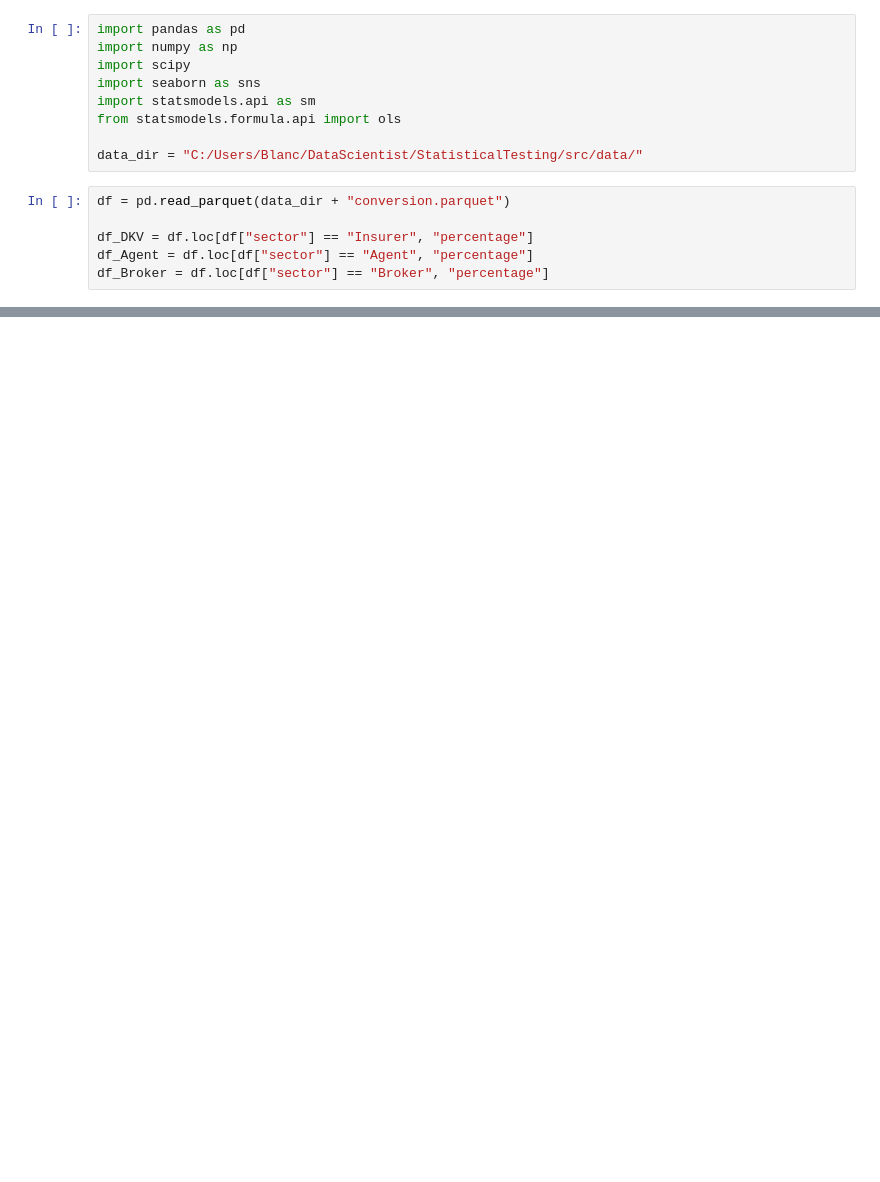
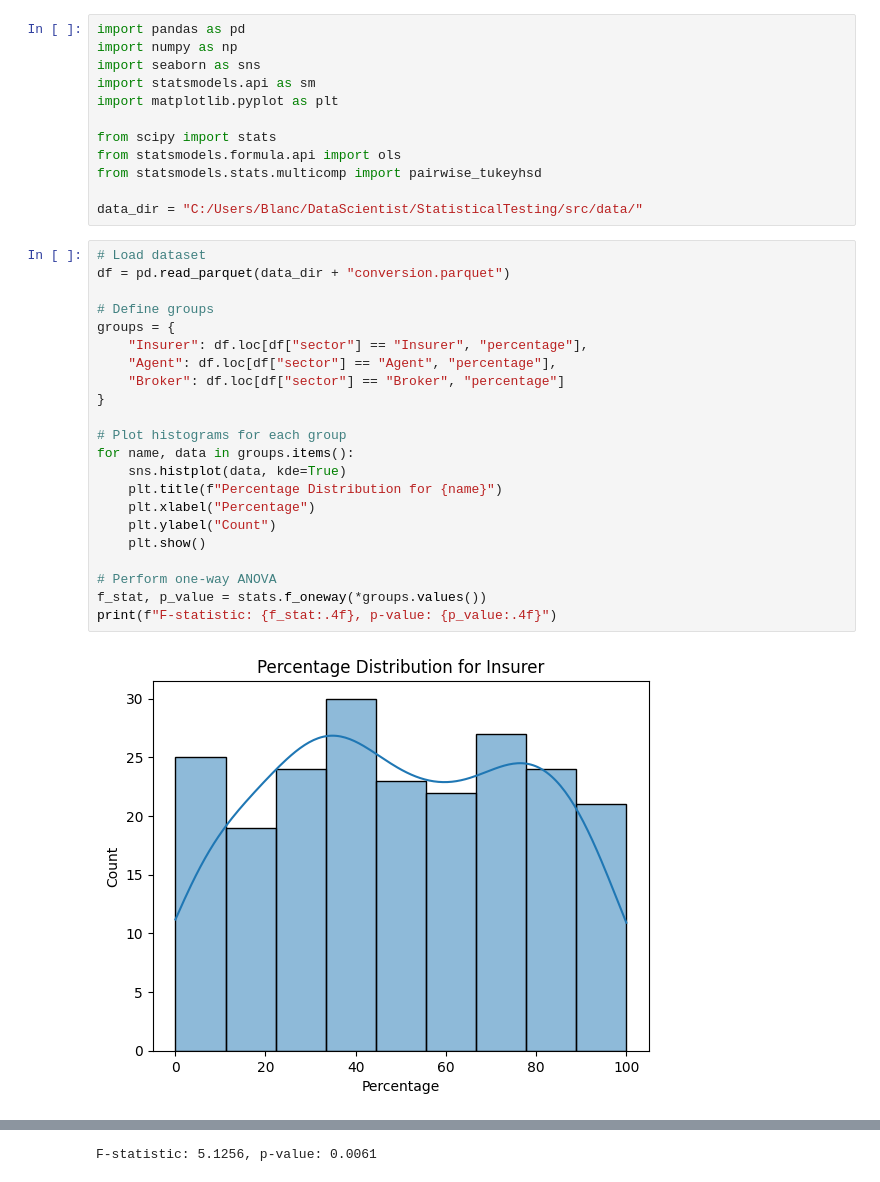
Before and after one commit to Frissie/StatisticalAnalysis, a Jupyter notebook: src/statisticaltesting/StatisticalTesting.ipynb, the cells around one changed output, grey strips where cells are left out. Saved outputs shown, nothing was run; the diff lists cells and outputs as text; blank space fills up the shorter version.

```diff
--- a/src/statisticaltesting/StatisticalTesting.ipynb
+++ b/src/statisticaltesting/StatisticalTesting.ipynb
@@ -1,15 +1,36 @@
 # %%
 import pandas as pd
 import numpy as np
-import scipy
 import seaborn as sns
 import statsmodels.api as sm
+import matplotlib.pyplot as plt
+
+from scipy import stats
 from statsmodels.formula.api import ols
+from statsmodels.stats.multicomp import pairwise_tukeyhsd
 
 data_dir = "C:/Users/Blanc/DataScientist/StatisticalTesting/src/data/"
 # %%
+# Load dataset
 df = pd.read_parquet(data_dir + "conversion.parquet")
 
-df_DKV = df.loc[df["sector"] == "Insurer", "percentage"]
-df_Agent = df.loc[df["sector"] == "Agent", "percentage"]
-df_Broker = df.loc[df["sector"] == "Broker", "percentage"]
+# Define groups
+groups = {
+    "Insurer": df.loc[df["sector"] == "Insurer", "percentage"],
+    "Agent": df.loc[df["sector"] == "Agent", "percentage"],
+    "Broker": df.loc[df["sector"] == "Broker", "percentage"]
+}
+
+# Plot histograms for each group
+for name, data in groups.items():
+    sns.histplot(data, kde=True)
+    plt.title(f"Percentage Distribution for {name}")
+    plt.xlabel("Percentage")
+    plt.ylabel("Count")
+    plt.show()
+
+# Perform one-way ANOVA
+f_stat, p_value = stats.f_oneway(*groups.values())
+print(f"F-statistic: {f_stat:.4f}, p-value: {p_value:.4f}")
+# %% [output]
+[figure, added]
@@ -15,0 +39 @@ df_Broker = df.loc[df["sector"] == "Broker", "percentage"]
+F-statistic: 5.1256, p-value: 0.0061
```
Also changed, not shown: parts of 7 cells of this notebook, 2 other files.
